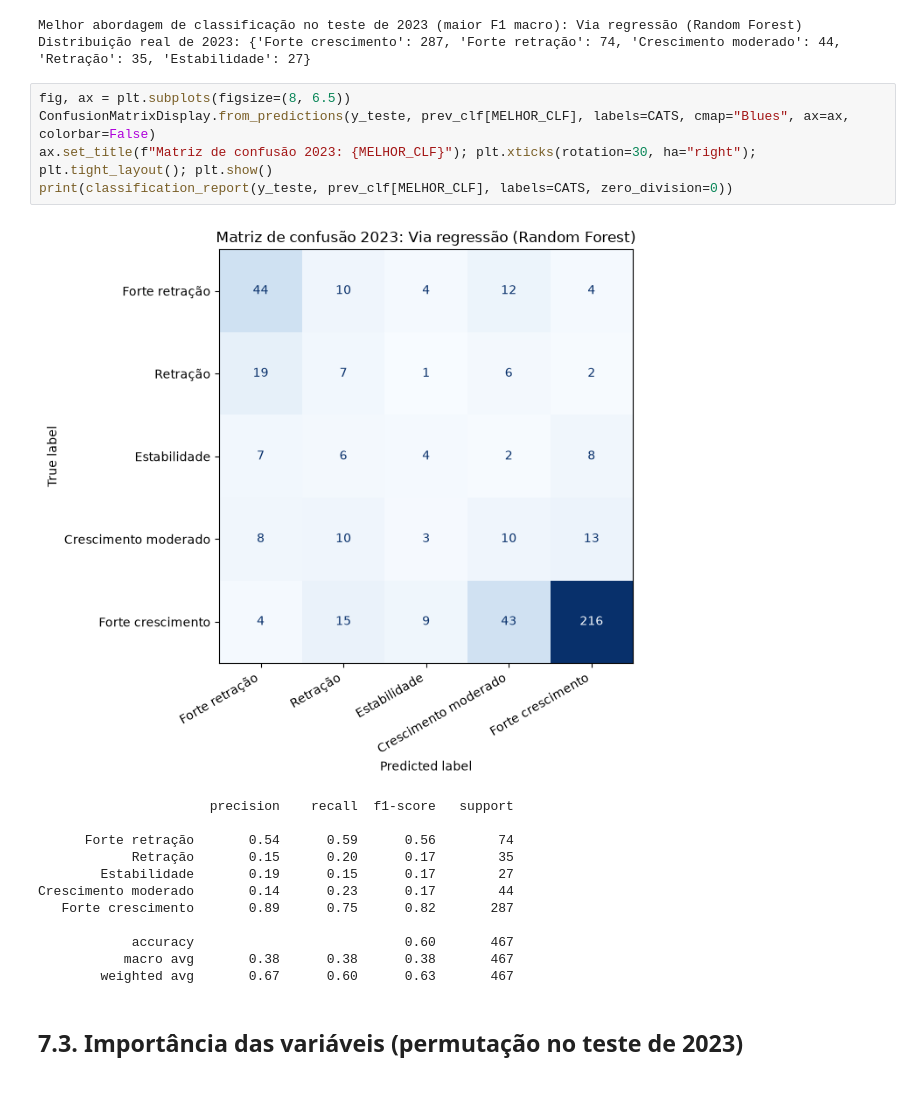
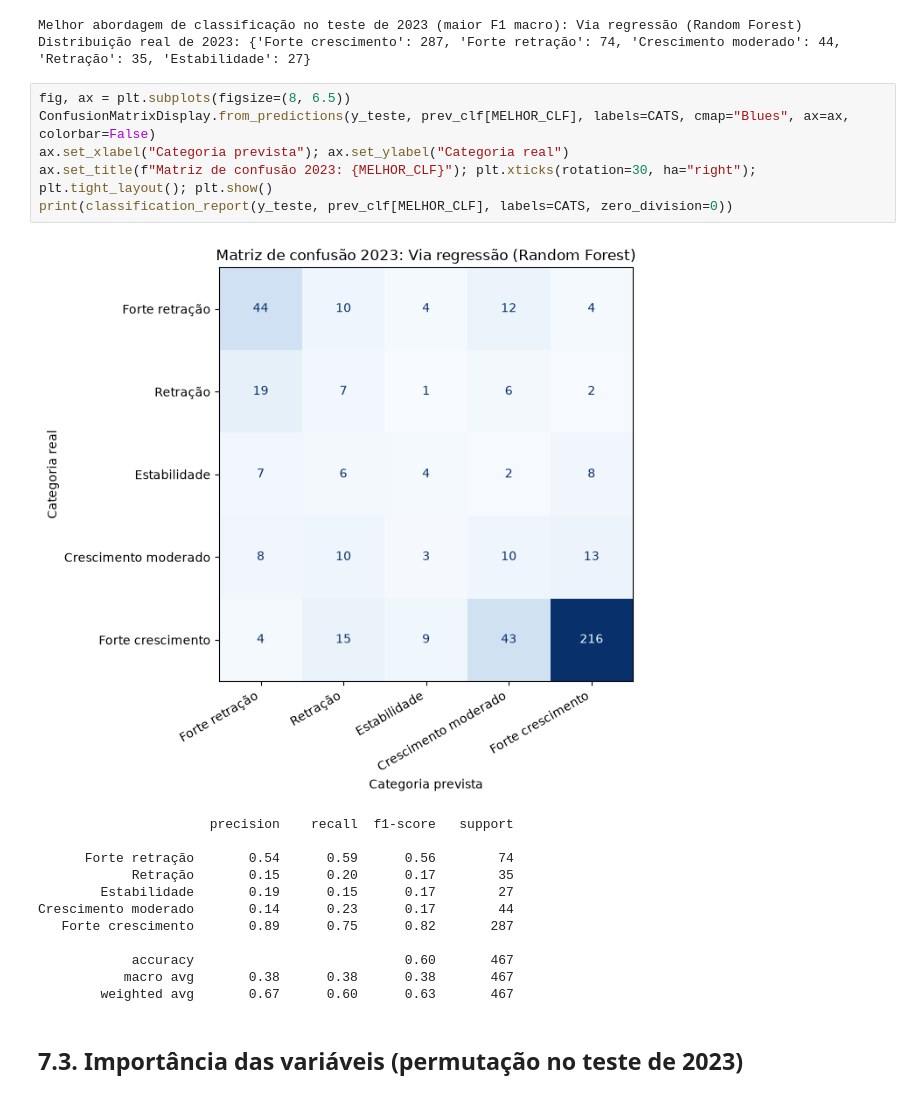
Before and after one commit to LuisEduardo100/previsao-pib-centro-oeste, a Jupyter notebook: notebooks/trabalho2_previsao_pib.ipynb, the cells around one changed output. Saved outputs shown, nothing was run; the diff lists cells and outputs as text.

```diff
--- a/notebooks/trabalho2_previsao_pib.ipynb
+++ b/notebooks/trabalho2_previsao_pib.ipynb
@@ -531,10 +531,11 @@ Distribuição real de 2023: {'Forte crescimento': 287, 'Forte retração': 74,
 # %%
 fig, ax = plt.subplots(figsize=(8, 6.5))
 ConfusionMatrixDisplay.from_predictions(y_teste, prev_clf[MELHOR_CLF], labels=CATS, cmap="Blues", ax=ax, colorbar=False)
+ax.set_xlabel("Categoria prevista"); ax.set_ylabel("Categoria real")
 ax.set_title(f"Matriz de confusão 2023: {MELHOR_CLF}"); plt.xticks(rotation=30, ha="right"); plt.tight_layout(); plt.show()
 print(classification_report(y_teste, prev_clf[MELHOR_CLF], labels=CATS, zero_division=0))
 # %% [output]
-[figure, old version]
+[figure, new version]
                       precision    recall  f1-score   support
 
       Forte retração       0.54      0.59      0.56        74
```
Also changed, not shown: 1 other file.
